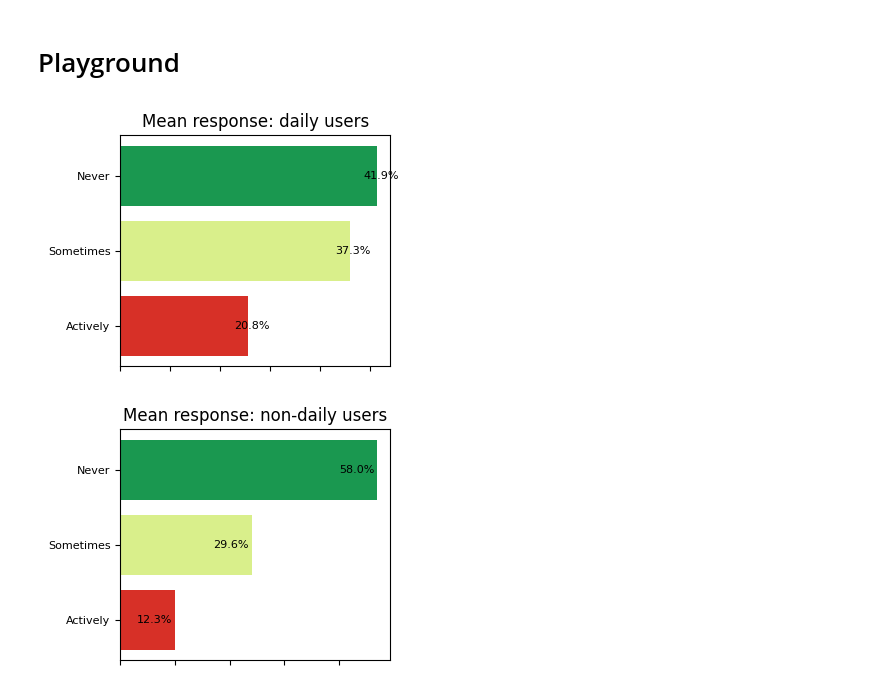
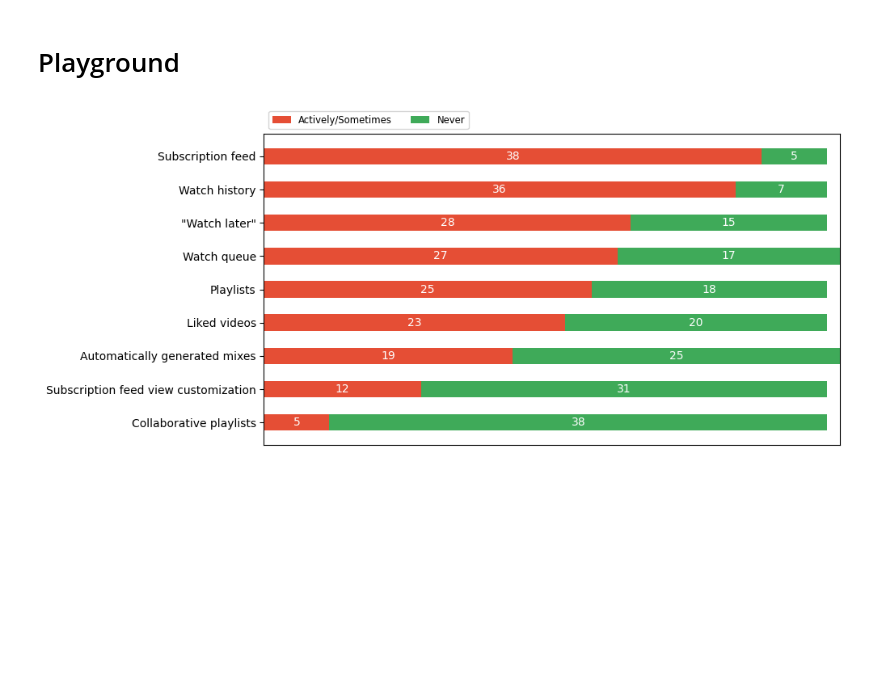
Before and after one commit to sundeka/gradu_data_analysis, a Jupyter notebook: Gradu.ipynb, the cells around one changed output. Cells and saved outputs as stored; diff of their text form; code cells hidden in the pictures; blank space fills up the shorter version.

Commit message:
chart: actively/sometimes combined to one

```diff
--- a/Gradu.ipynb
+++ b/Gradu.ipynb
@@ -502,8 +502,30 @@ infrequent_users = data[data['Select the option that best describes your YouTube
 dis_frequent = get_usage_frequency_distribution(frequent_users, features_all)
 dis_infrequent = get_usage_frequency_distribution(infrequent_users, features_all)
 
-draw_mean_response(dis_frequent, "Mean response: daily users")
-draw_mean_response(dis_infrequent, "Mean response: non-daily users")
+#draw_mean_response(dis_frequent, "Mean response: daily users")
+#draw_mean_response(dis_infrequent, "Mean response: non-daily users")
-# %% [output]
-[figure, removed]
-[figure, removed]
+# %%
+def usage_general_combine_actively_sometimes(data):
+    categories = ["I actively use this feature", "I sometimes use this feature", "I never use this feature"]
+    titles = ["Actively/Sometimes", "Never"]
+    qs = [
+        "Subscription feed",
+        "Watch history",
+        '"Watch later"',
+        "Watch queue",
+        "Playlists",
+        "Liked videos",
+        "Automatically generated mixes",
+        "Subscription feed view customization",
+        "Collaborative playlists"
+    ]
+    results = {}
+    for q in qs:
+        res = [data[data[q] == categories[i]].shape[0] for i in range(3)]
+        res2 = [res[0]+res[1], res[2]]
+        results[q] = res2
+    _survey(results, titles)
+
+usage_general_combine_actively_sometimes(data)
+# %% [output]
+[figure, added]
```
Also changed, not shown: 1 other file.
